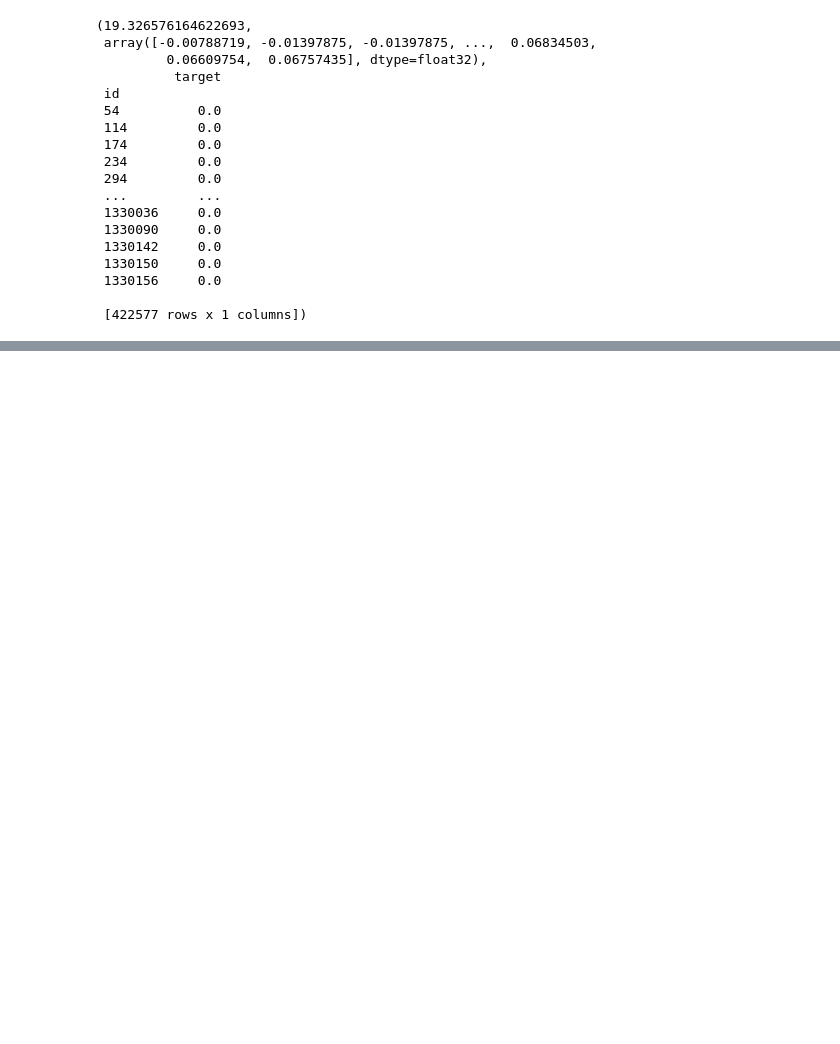
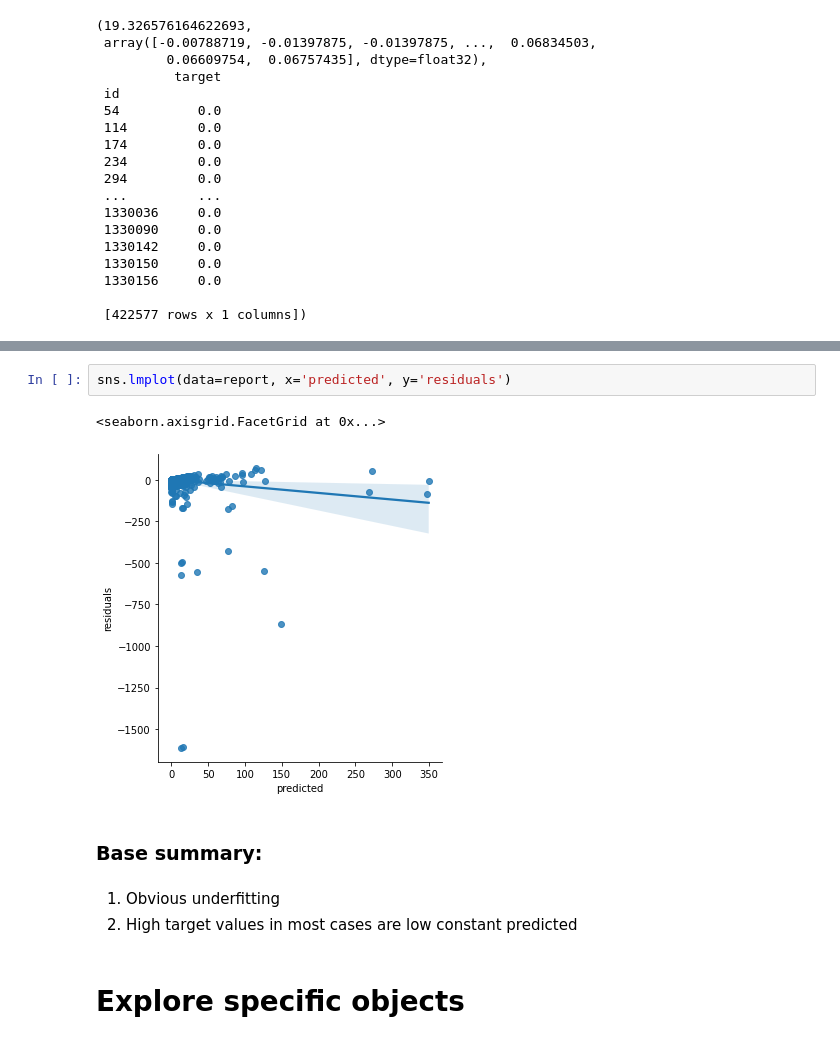
Before and after one commit to Denchidlo/FutureSales, a Jupyter notebook: notebooks/residual_analysis.ipynb, the cells around one changed output, grey strips where cells are left out. Drawn from its saved outputs; the diff is of its cells as text; blank space fills up the shorter version.

```diff
--- a/notebooks/residual_analysis.ipynb
+++ b/notebooks/residual_analysis.ipynb
@@ -97,0 +82,12 @@ sns.lmplot(data=report, x='target', y='residuals')
+# %%
+sns.lmplot(data=report, x='predicted', y='residuals')
+# %% [output]
+<seaborn.axisgrid.FacetGrid at 0x...>
+[figure, added]
+# %% [markdown]
+### Base summary:
+# %% [markdown]
+1) Obvious underfitting
+2) High target values in most cases are low constant predicted
+# %% [markdown]
+# Explore specific objects
```
Also changed, not shown: parts of 11 cells of this notebook, 2 other files.
